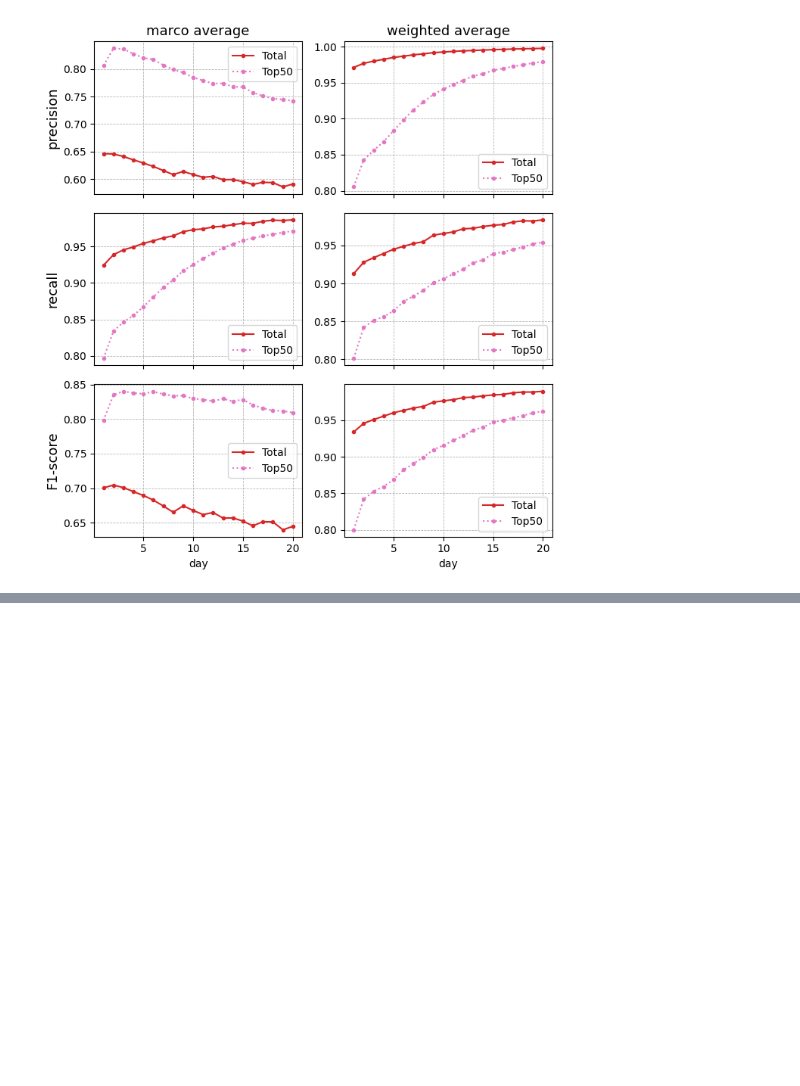
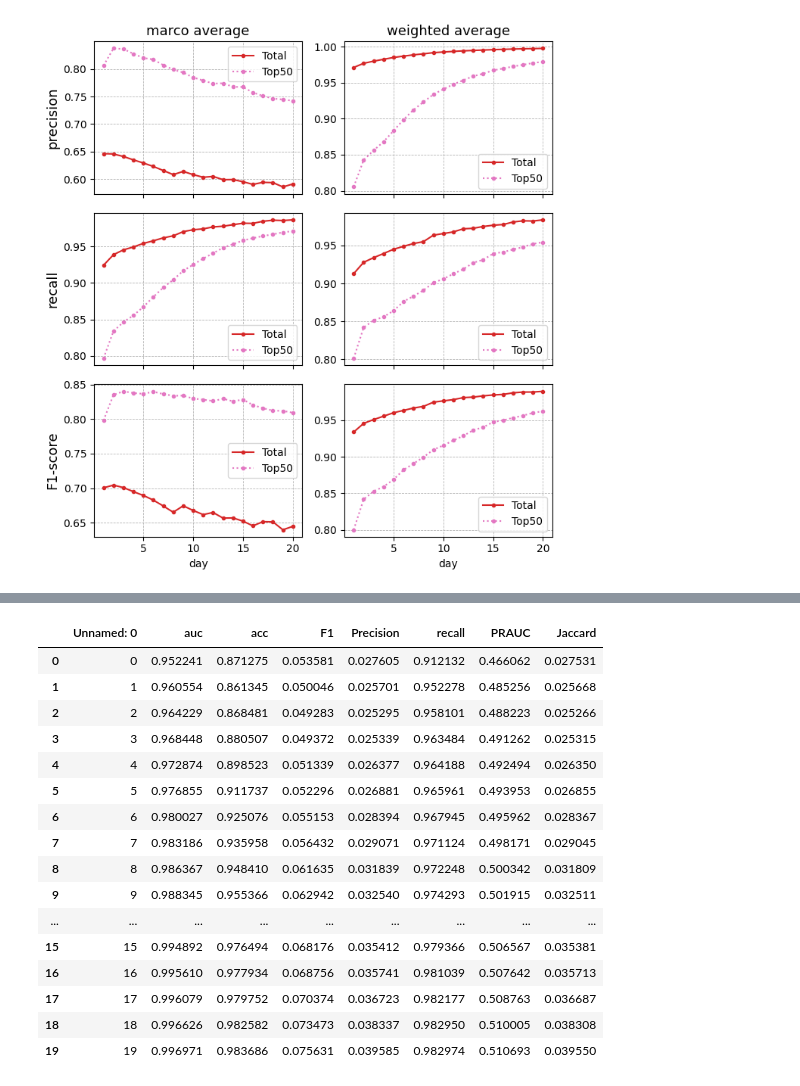
Before and after one commit to Nemo4110/GNNs-Driven-Clinical-Decision-Making-Assistance, a Jupyter notebook: notebook/evaluate.ipynb, the cells around one changed output, grey strips where cells are left out. Saved outputs shown, nothing was run; the diff lists cells and outputs as text; code cells hidden in the pictures; blank space fills up the shorter version.

```diff
--- a/notebook/evaluate.ipynb
+++ b/notebook/evaluate.ipynb
@@ -396,0 +426,20 @@ plt.tight_layout()
+# %%
+pd.read_csv(os.path.join(path_4, "4DRUGS_gnn_type=GENConv_batch_size_by_HADMID=128.csv"))
+# %% [output]
+|  | Unnamed: 0 | auc | acc | F1 | Precision | recall | PRAUC | Jaccard |
+| 0 | 0 | 0.952241 | 0.871275 | 0.053581 | 0.027605 | 0.912132 | 0.466062 | 0.027531 |
+| 1 | 1 | 0.960554 | 0.861345 | 0.050046 | 0.025701 | 0.952278 | 0.485256 | 0.025668 |
+| 2 | 2 | 0.964229 | 0.868481 | 0.049283 | 0.025295 | 0.958101 | 0.488223 | 0.025266 |
+| 3 | 3 | 0.968448 | 0.880507 | 0.049372 | 0.025339 | 0.963484 | 0.491262 | 0.025315 |
+| 4 | 4 | 0.972874 | 0.898523 | 0.051339 | 0.026377 | 0.964188 | 0.492494 | 0.026350 |
+| 5 | 5 | 0.976855 | 0.911737 | 0.052296 | 0.026881 | 0.965961 | 0.493953 | 0.026855 |
+| 6 | 6 | 0.980027 | 0.925076 | 0.055153 | 0.028394 | 0.967945 | 0.495962 | 0.028367 |
+| 7 | 7 | 0.983186 | 0.935958 | 0.056432 | 0.029071 | 0.971124 | 0.498171 | 0.029045 |
+| 8 | 8 | 0.986367 | 0.948410 | 0.061635 | 0.031839 | 0.972248 | 0.500342 | 0.031809 |
+| 9 | 9 | 0.988345 | 0.955366 | 0.062942 | 0.032540 | 0.974293 | 0.501915 | 0.032511 |
+| ... | ... | ... | ... | ... | ... | ... | ... | ... |
+| 15 | 15 | 0.994892 | 0.976494 | 0.068176 | 0.035412 | 0.979366 | 0.506567 | 0.035381 |
+| 16 | 16 | 0.995610 | 0.977934 | 0.068756 | 0.035741 | 0.981039 | 0.507642 | 0.035713 |
+| 17 | 17 | 0.996079 | 0.979752 | 0.070374 | 0.036723 | 0.982177 | 0.508763 | 0.036687 |
+| 18 | 18 | 0.996626 | 0.982582 | 0.073473 | 0.038337 | 0.982950 | 0.510005 | 0.038308 |
+| 19 | 19 | 0.996971 | 0.983686 | 0.075631 | 0.039585 | 0.982974 | 0.510693 | 0.039550 |
```
Also changed, not shown: parts of 3 cells of this notebook, 30 other files.
